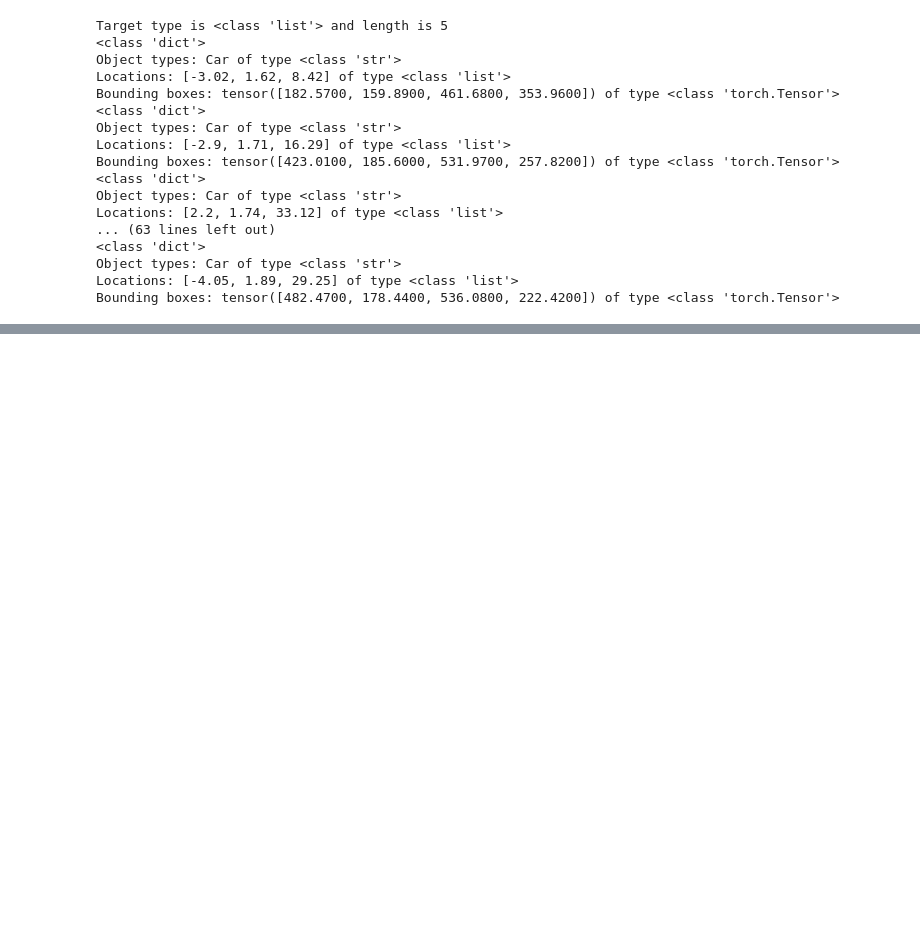
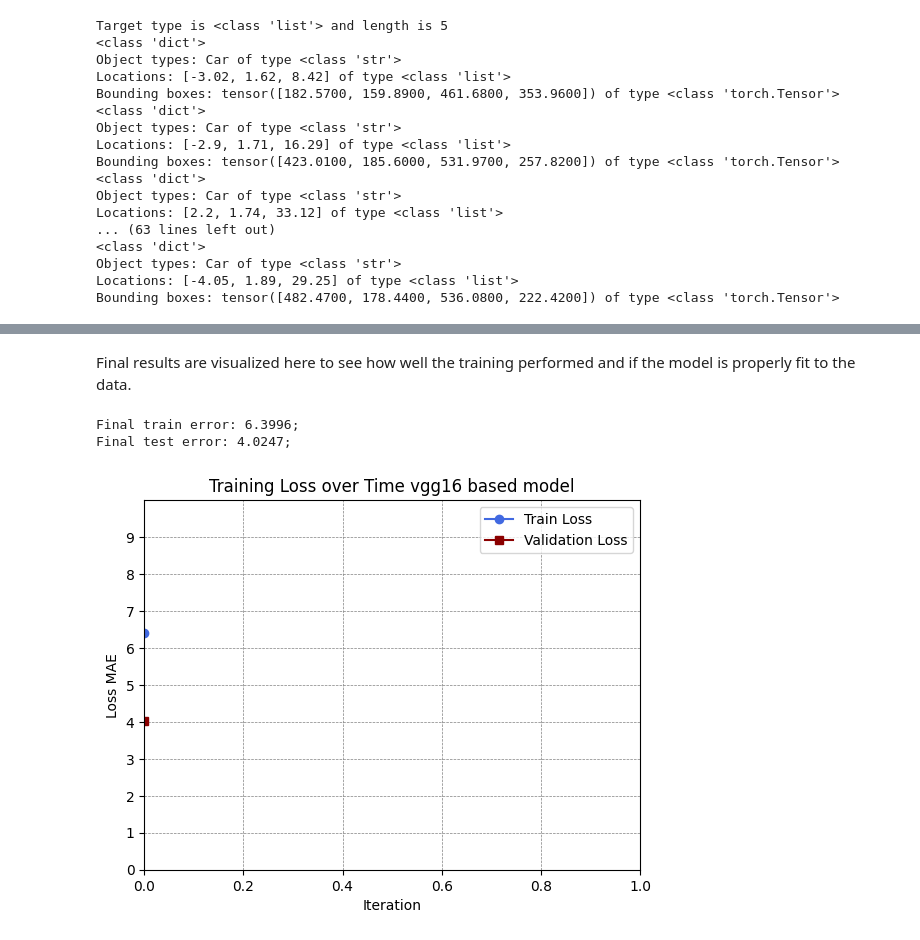
Before and after one commit to TPdkr/thesis, a Jupyter notebook: src/zhu_model.ipynb, the cells around one changed output, grey strips where cells are left out. Saved outputs shown, nothing was run; the diff lists cells and outputs as text; code cells hidden in the pictures; blank space fills up the shorter version.

Commit message:
ran the data but now through the train function instead of the a single epoch even though it was 1 epoch

```diff
--- a/src/zhu_model.ipynb
+++ b/src/zhu_model.ipynb
@@ -29,7 +29,7 @@ DEVICE = getDevice()
 HEIGHT = 376
 WIDTH = 1242
 TARGET_TYPES = ['Car']
-BATCH_SIZE = 8
+BATCH_SIZE = 4
 NUM_WORKERS = 4
 # %%
 
@@ -105,10 +105,10 @@ class SimpleModel(nn.Module):
 
 simpleModel = SimpleModel().to(DEVICE)
 # %%
-def collate_fn(batch):
-    images  = [item[0] for item in batch]   # list of PIL Images
-    targets = [item[1] for item in batch]   # list of target dicts
-    return images, targets
+# def collate_fn(batch):
+#     images  = [item[0] for item in batch]   # list of PIL Images
+#     targets = [item[1] for item in batch]   # list of target dicts
+#     return images, targets
 
 transform = transforms.Compose([
     transforms.ToTensor(),
@@ -323,6 +346,6 @@ model_vgg16_zhu = SimpleModel().to(DEVICE)
 # Create the optimizer
 optimizer = torch.optim.Adam(model_vgg16_zhu.parameters(), lr=0.001, eps=1.0)
 # Epcohs number to train
-epochs = 10
+epochs = 1
 dataloader = kittty_dataloader
 # %%
@@ -341,0 +361,2 @@ True depths shape: 28742, Predicted depths shape: 28742 and train loss 5.5967
+# %%
+true_depths, predicted_depths, true_depths_test, predicted_depths_test, train_error, test_error = train(model_vgg16_zhu, kitty_dataset, optimizer, loss_fn, BATCH_SIZE, epochs)
@@ -341,0 +365,25 @@ True depths shape: 28742, Predicted depths shape: 28742 and train loss 5.5967
+# %% [markdown]
+Final results are visualized here to see how well the training performed and if the model is properly fit to the data.
+# %%
+print(f"Final train error: {train_error[-1]:.4f};\nFinal test error: {test_error[-1]:.4f};")
+# %% [output]
+Final train error: 6.3996;
+Final test error: 4.0247;
+# %%
+train_error_np = np.array(train_error)
+test_error_np = np.array(test_error)
+
+plt.plot(train_error_np, label="Train Loss", color="royalblue", marker='o')
+plt.plot(test_error_np, label="Validation Loss", color="darkred", marker='s')
+plt.xlabel("Iteration")
+plt.ylabel("Loss MAE")
+plt.ylim(0, 10)
+plt.xlim(0, len(train_error_np))
+plt.yticks(np.arange(0, 10, 1))
+plt.title("Training Loss over Time vgg16 based model")
+plt.grid(color='gray', linestyle='--', linewidth=0.5)
+plt.legend()
+plt.savefig("../visualizations/loss_plot_vgg16.png")
+plt.show()
+# %% [output]
+[figure, added]
```
Also changed, not shown: parts of 8 cells of this notebook, 2 other files.
